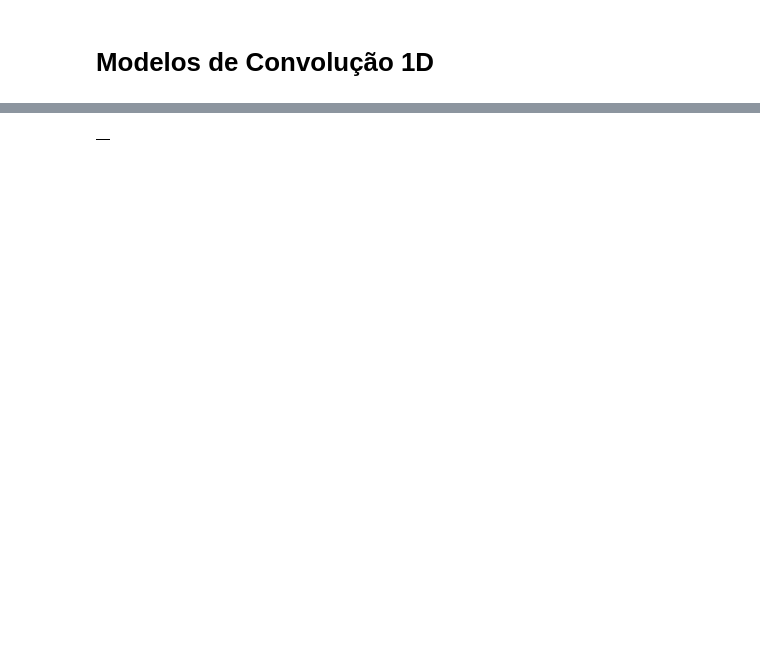
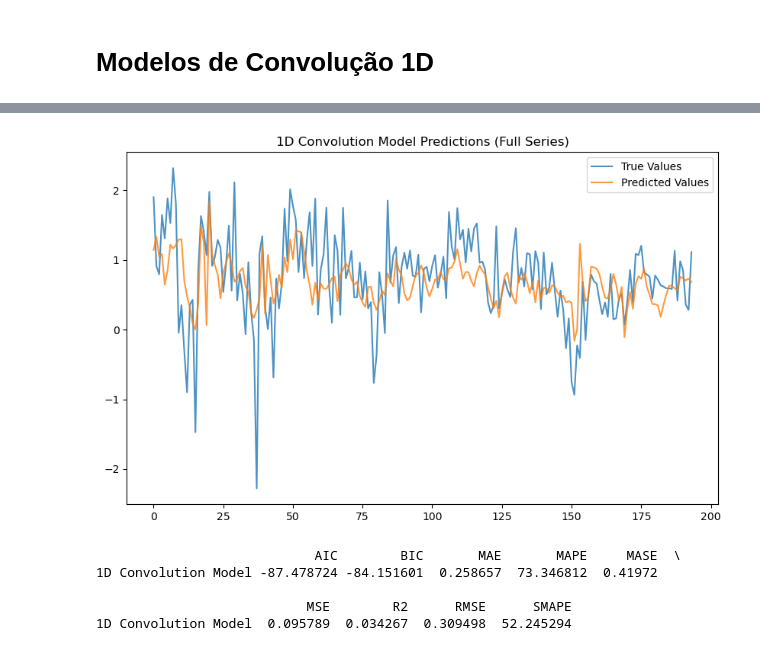
Before and after one commit to GabrielJP314/time-series, a Jupyter notebook: conv1D.ipynb, the cells around one changed output, grey strips where cells are left out. Drawn from its saved outputs; the diff is of its cells as text; code cells hidden in the pictures; blank space fills up the shorter version.

```diff
--- a/conv1D.ipynb
+++ b/conv1D.ipynb
@@ -160,23 +156,59 @@ plt.show()
+# %%
+def predict_full_series(model, X_scaled, y_scaled, window_size, scaler_y):
+    predictions = []
+    input_seq = X_scaled[:window_size]  # Começar com os primeiros valores da série
+
+    for i in range(len(X_scaled) - window_size):
+        input_seq_reshaped = input_seq.reshape(1, window_size, -1)
+        predicted = model.predict(input_seq_reshaped, verbose=0)
+        predictions.append(predicted[0, 0])
+
+        # Atualizar a sequência de entrada
+        next_input = X_scaled[window_size + i]
+        input_seq = np.vstack([input_seq[1:], next_input])
+
+    predictions = np.array(predictions).reshape(-1, 1)
+    return scaler_y.inverse_transform(predictions)
+
+full_predictions = predict_full_series(model, X_scaled, y_scaled, window_size, scaler_y)
+
+# Reverter a normalização dos valores reais
+y_true = scaler_y.inverse_transform(y_scaled[window_size:])
+
+# Plotar resultados
+plt.figure(figsize=(10, 6))
+plt.plot(y_true, label='True Values', alpha=0.8)
+plt.plot(full_predictions, label='Predicted Values', alpha=0.8)
+plt.title('1D Convolution Model Predictions (Full Series)')
+plt.legend()
+plt.show()
+# %% [output]
+[figure, added]
 # %%
-# Calculate metrics for each model
-results = {}
-for model in predictions.columns:
-    y_pred = predictions[model].values
-    y_true = consumption_test.values
-    results[model] = {
-        'MAE': metrics.mae(y_true, y_pred),
-        'MSE': metrics.mse(y_true, y_pred),
-        'RMSE': metrics.rmse(y_true, y_pred),
-        'MAPE': metrics.mape(y_true, y_pred),
-        'SMAPE': metrics.smape(y_true, y_pred),
-        'R2': metrics.r2(y_true, y_pred),
-        'MASE': metrics.mase(y_true, y_pred, consumption_train.values),
-        'AIC': metrics.aic(y_true, y_pred, 2),
-        'BIC': metrics.bic(y_true, y_pred, 2)
+# Calcular métricas para a série de teste
+consumption_test = y_true[-len(X_test):]
+predictions_test = full_predictions[-len(X_test):]
+
+results = {
+    '1D Convolution Model': {
+        'MAE': metrics.mae(consumption_test, predictions_test),
+        'MSE': metrics.mse(consumption_test, predictions_test),
+        'RMSE': metrics.rmse(consumption_test, predictions_test),
+        'MAPE': metrics.mape(consumption_test, predictions_test),
+        'SMAPE': metrics.smape(consumption_test, predictions_test),
+        'R2': metrics.r2(consumption_test, predictions_test),
+        'MASE': metrics.mase(consumption_test, predictions_test, scaler_y.inverse_transform(y_scaled[:len(X_train)])),
+        'AIC': metrics.aic(consumption_test, predictions_test, 2),
+        'BIC': metrics.bic(consumption_test, predictions_test, 2)
     }
+}
 
-# Convert results to DataFrame
+# Converter resultados para DataFrame
 results_df = pd.DataFrame(results).T
-results_df
+print(results_df)
 # %% [output]
-|  |
+                            AIC        BIC       MAE       MAPE     MASE  \
+1D Convolution Model -87.478724 -84.151601  0.258657  73.346812  0.41972
+
+                           MSE        R2      RMSE      SMAPE
+1D Convolution Model  0.095789  0.034267  0.309498  52.245294
```
Also changed, not shown: parts of 8 cells of this notebook.
